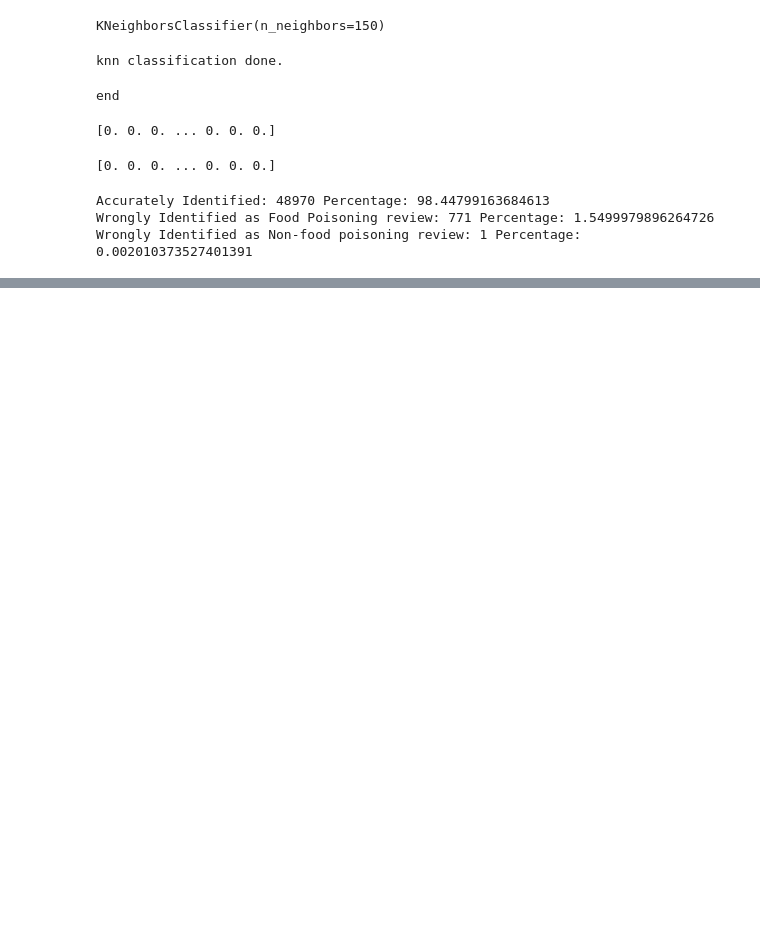
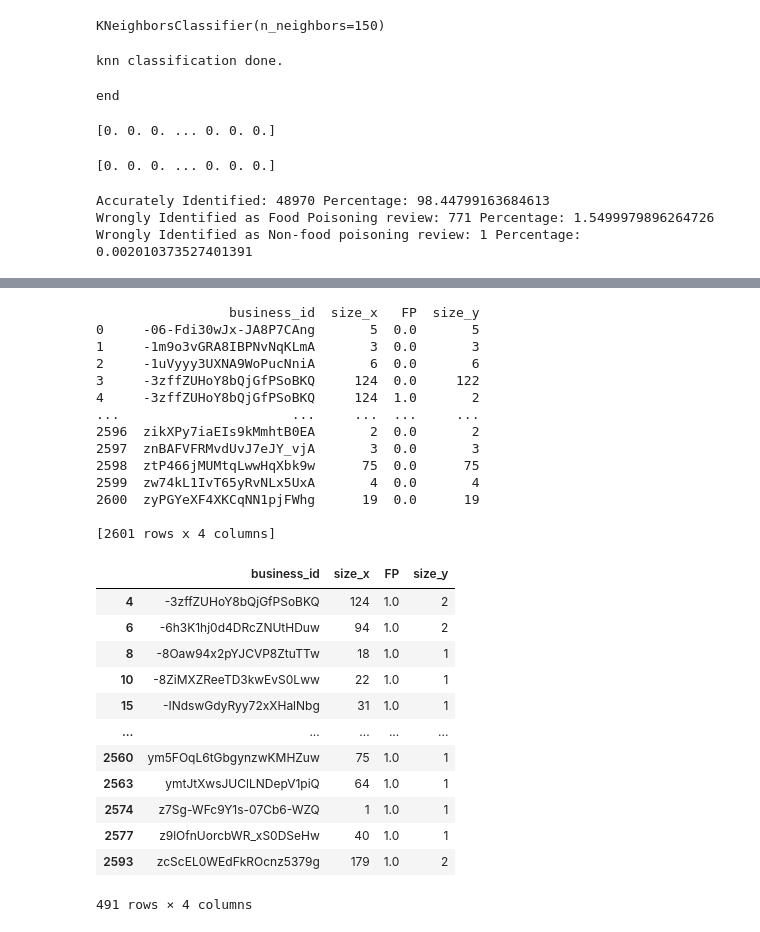
Before and after one commit to eshasah/CMPE_255_Group_4, a Jupyter notebook: Food_poisoning.ipynb, the cells around one changed output, grey strips where cells are left out. Saved outputs shown, nothing was run; the diff lists cells and outputs as text; code cells hidden in the pictures; blank space fills up the shorter version.

```diff
--- a/Food_poisoning.ipynb
+++ b/Food_poisoning.ipynb
@@ -321,0 +335,9 @@ Wrongly Identified as Non-food poisoning review: 1 Percentage: 0.002010373527401
+# %%
+predicted_labels = pd.DataFrame(predicted_labels)
+test = pd.concat([test,predicted_labels])
+
+count = test.groupby(['business_id', 'FP'], as_index=False).size()
+count = pd.DataFrame(count)
+print(count.head())
+print(count.isnull().sum())
+print()
@@ -321,0 +355,3 @@ Wrongly Identified as Non-food poisoning review: 1 Percentage: 0.002010373527401
+# %%
+percentages = count.groupby('business_id').agg({'size': 'sum'})
+print(percentages)
@@ -321,0 +374,35 @@ Wrongly Identified as Non-food poisoning review: 1 Percentage: 0.002010373527401
+# %%
+pp = percentages.merge(count, on='business_id')
+#print(pp)
+
+is_FP1 =  pp['FP']==1.0
+final_perc = pp[is_FP1]
+final_perc
+# %% [output]
+                 business_id  size_x   FP  size_y
+0     -06-Fdi30wJx-JA8P7CAng       5  0.0       5
+1     -1m9o3vGRA8IBPNvNqKLmA       3  0.0       3
+2     -1uVyyy3UXNA9WoPucNniA       6  0.0       6
+3     -3zffZUHoY8bQjGfPSoBKQ     124  0.0     122
+4     -3zffZUHoY8bQjGfPSoBKQ     124  1.0       2
+...                      ...     ...  ...     ...
+2596  zikXPy7iaEIs9kMmhtB0EA       2  0.0       2
+2597  znBAFVFRMvdUvJ7eJY_vjA       3  0.0       3
+2598  ztP466jMUMtqLwwHqXbk9w      75  0.0      75
+2599  zw74kL1IvT65yRvNLx5UxA       4  0.0       4
+2600  zyPGYeXF4XKCqNN1pjFWhg      19  0.0      19
+
+[2601 rows x 4 columns]
+|  | business_id | size_x | FP | size_y |
+| 4 | -3zffZUHoY8bQjGfPSoBKQ | 124 | 1.0 | 2 |
+| 6 | -6h3K1hj0d4DRcZNUtHDuw | 94 | 1.0 | 2 |
+| 8 | -8Oaw94x2pYJCVP8ZtuTTw | 18 | 1.0 | 1 |
+| 10 | -8ZiMXZReeTD3kwEvS0Lww | 22 | 1.0 | 1 |
+| 15 | -INdswGdyRyy72xXHalNbg | 31 | 1.0 | 1 |
+| ... | ... | ... | ... | ... |
+| 2560 | ym5FOqL6tGbgynzwKMHZuw | 75 | 1.0 | 1 |
+| 2563 | ymtJtXwsJUClLNDepV1piQ | 64 | 1.0 | 1 |
+| 2574 | z7Sg-WFc9Y1s-07Cb6-WZQ | 1 | 1.0 | 1 |
+| 2577 | z9lOfnUorcbWR_xS0DSeHw | 40 | 1.0 | 1 |
+| 2593 | zcScEL0WEdFkROcnz5379g | 179 | 1.0 | 2 |
+491 rows × 4 columns
```
Also changed, not shown: parts of 11 cells of this notebook.
